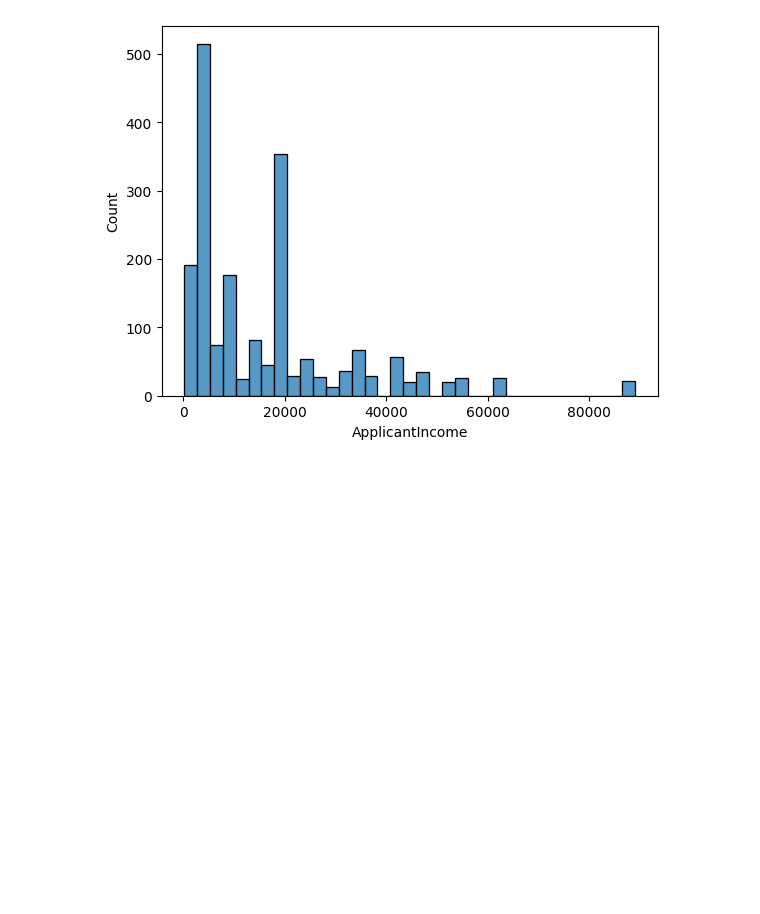
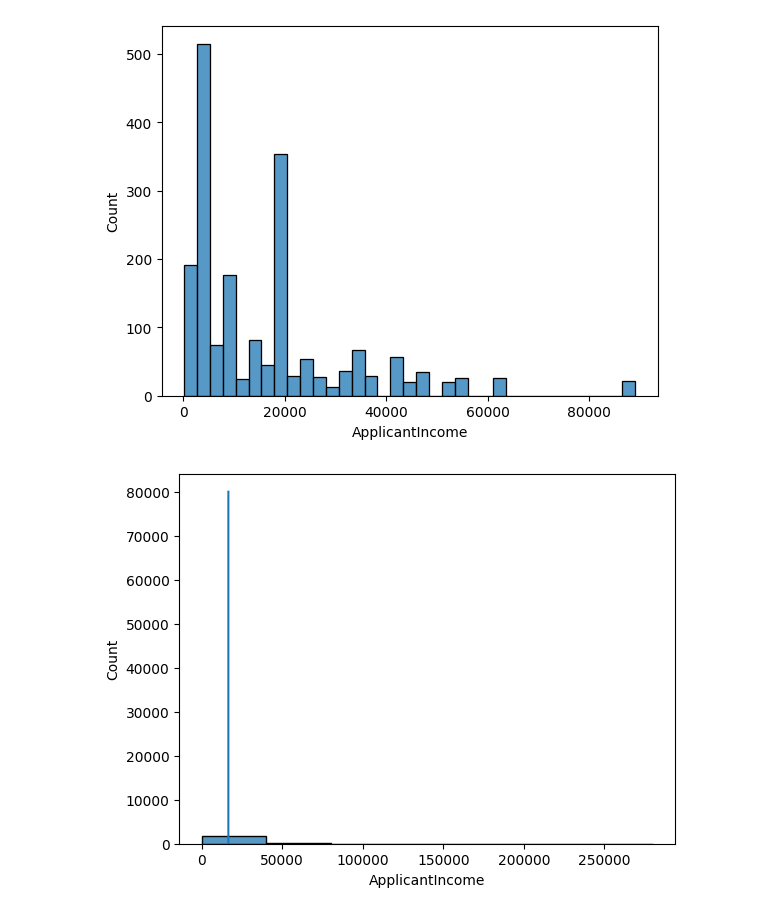
Before and after one commit to sudikshya58/DataScience, a Jupyter notebook: mean.ipynb, the cells around one changed output. Cells and saved outputs as stored; diff of their text form; code cells hidden in the pictures; blank space fills up the shorter version.

```diff
--- a/mean.ipynb
+++ b/mean.ipynb
@@ -49,3 +49,11 @@ sns.histplot(x="ApplicantIncome",data=dataset)
 plt.show()
 # %% [output]
 [figure]
+# %%
+mn=np.mean(dataset["ApplicantIncome"])
+# %%
+sns.histplot(x="ApplicantIncome",data=dataset,bins=[i for i in range(0,300000,40000)])
+plt.plot([mn for i in range(0,80000)],[i for i in range(0,80000)])
+plt.show()
+# %% [output]
+[figure, added]
```
Also changed, not shown: 1 other file.
